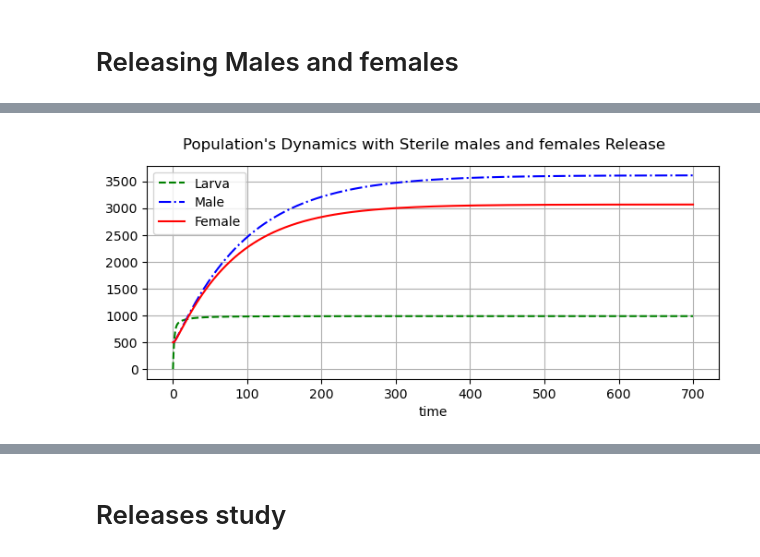
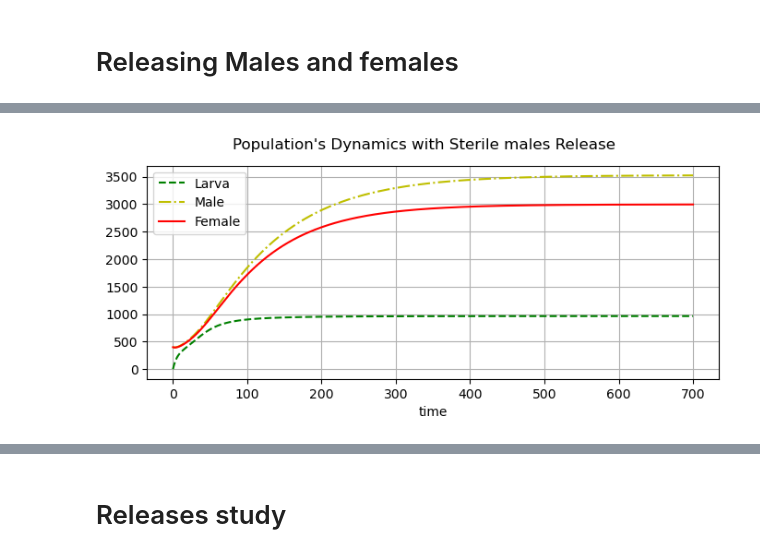
Before and after one commit to m2cci-belkhayt/Controlling-D.suzukii-population-using-mathematical-modeling-and-SIT-with-Females-and-Males-release, a Jupyter notebook: First Basic model.ipynb, the cells around one changed output, grey strips where cells are left out. Saved outputs shown, nothing was run; the diff lists cells and outputs as text; code cells hidden in the pictures.

```diff
--- a/First Basic model.ipynb
+++ b/First Basic model.ipynb
@@ -23,6 +23,7 @@ uM =  1 / 93.6   # Male mortality rate
 uF = 1 / 79.5  # Female mortality rate
 gamma = 0.1
 delta = 0.1
+lamda = 4
 
 ######
 # Calculations based on the parameters
@@ -300,7 +287,14 @@ def model_rels(X,t,Ms,Fs):
     M = X[1] #Males
     F = X[2] #females mated with wild males
     #ODE system general case
-    L_dot = b*(1-(L/K))*vF*(M/(M+Ms))*(F/(F+Fs))*F - (vL+uL)*L
+    if Ms==0 and Fs!=0:
+        L_dot = b*(1-(L/K))*vF*(F/(F+Fs))*F - (vL+uL)*L
+    elif Ms!=0 and Fs==0:
+        L_dot = b*(1-(L/K))*vF*(M/(M+Ms))*F - (vL+uL)*L
+    elif  Ms==0 and Fs==0:
+        L_dot = b*(1-(L/K))*vF*min(lamda*M/V)*F - (vL+uL)*L
+    else:
+        L_dot = b*(1-(L/K))*vF*(M/(M+Ms))*(F/(F+Fs))*F - (vL+uL)*L
     M_dot = m*vL*L - uM*M
     F_dot = (1-m)*vL*L -uF*F #(uF+delta)*F
         #vecteurs
@@ -311,7 +305,7 @@ def dynamic_rels(X0, Ms, Fs, name="dynamic_base_releases", graph=True):
     X = integrate.odeint(model_rels, X0, t, args=(Ms,Fs), hmax=pas_t)
 
     # Case where no release occurs
-    if Ms == 0:
+    if Ms == 0 and Fs==0:
         L, M, F = X.T
 
         if graph == True:
@@ -329,7 +323,7 @@ def dynamic_rels(X0, Ms, Fs, name="dynamic_base_releases", graph=True):
             plt.plot(0, 'r-', label='Female')
 
             # Figure title
-            fig.suptitle("Population's Dynamics with sterile males release")
+            fig.suptitle("Population's Dynamics without SIT")
             plt.xlabel('time')
             plt.grid()
             plt.legend(loc='best')
@@ -390,7 +391,7 @@ def dynamic_rels(X0, Ms, Fs, name="dynamic_base_releases", graph=True):
 # %%
 #initial conditions without release
-X0_base = [0,500,500]
+X0_base = [0,400,400]
 #system dynamics
-Mb = dynamic_rels(X0_base, Ms=500, Fs=500, name="dynamics with sterile males and females")
+Mb = dynamic_rels(X0_base, Ms=10000, Fs=0, name="dynamics with sterile males and females")
 # %% [output]
-[figure, old version]
+[figure, new version]
```
Also changed, not shown: parts of 7 cells of this notebook, 4 other files.
